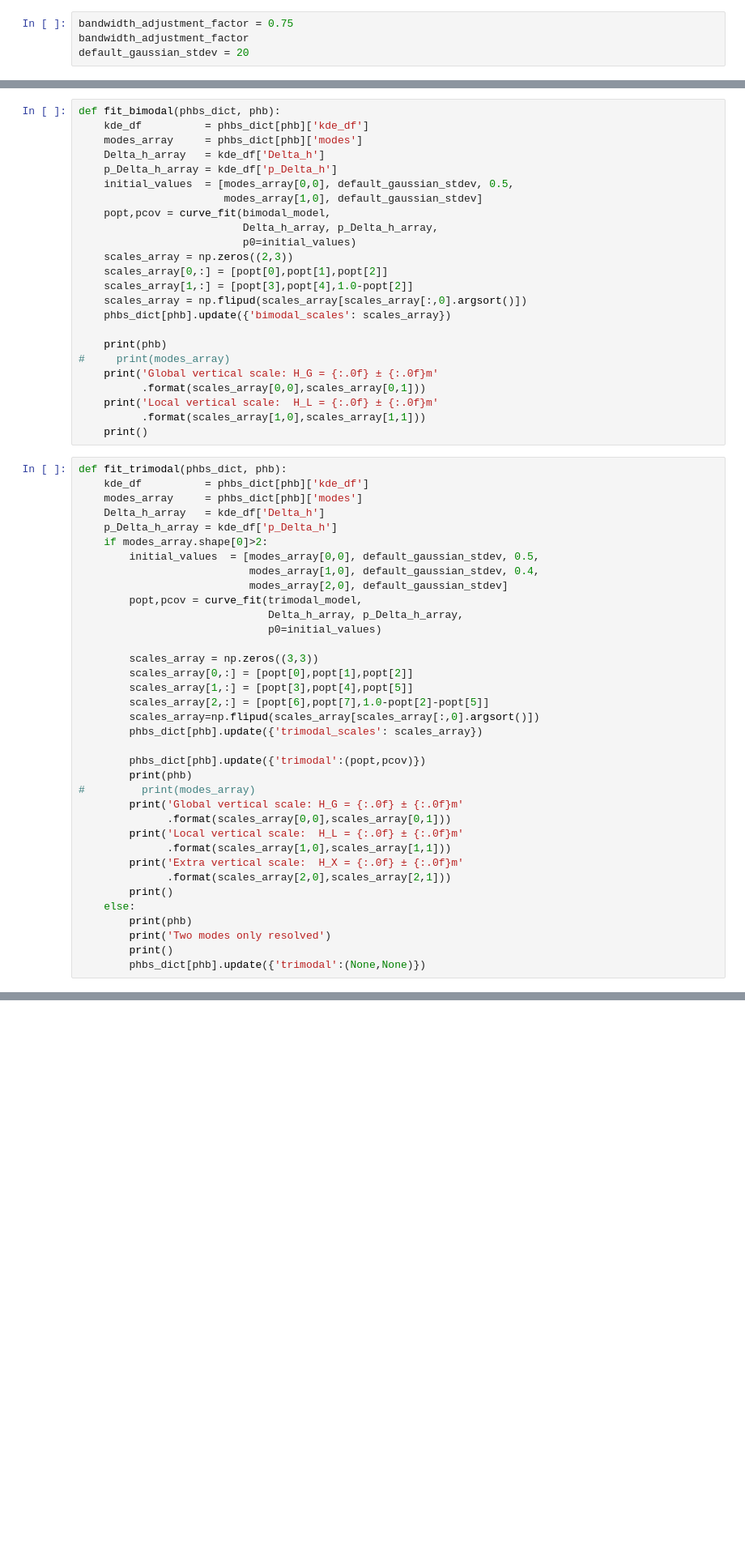
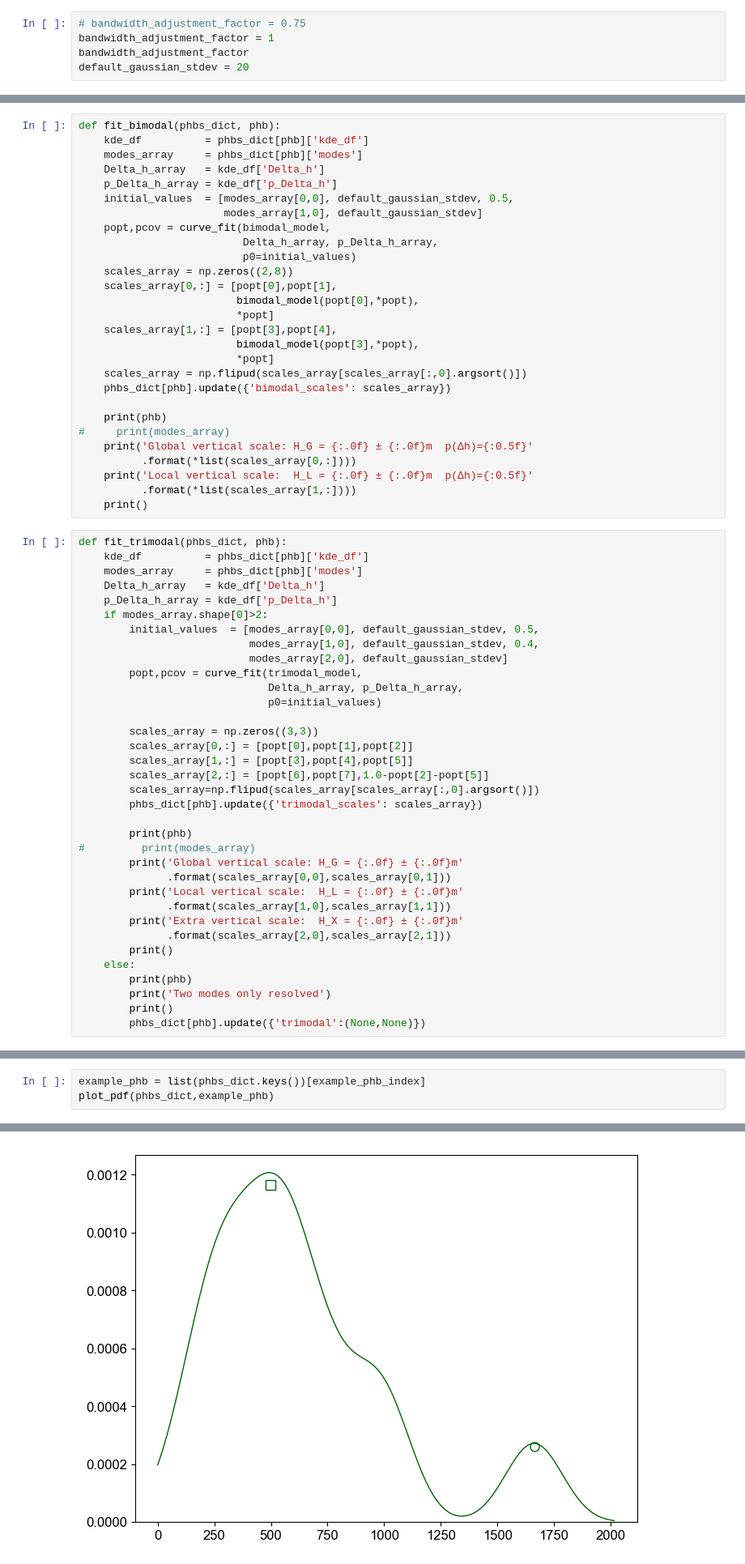
Before and after one commit to mcunningham917/PHscales, a Jupyter notebook: Analysis/Scales.ipynb, the cells around one changed output, grey strips where cells are left out. Shown: that part at 81% size. Drawn from its saved outputs; the diff is of its cells as text; blank space fills up the shorter version.

```diff
--- a/Analysis/Scales.ipynb
+++ b/Analysis/Scales.ipynb
@@ -46,7 +46,8 @@ phbs_groups = [
 ]
 example_phb_index = 0
 # %%
-bandwidth_adjustment_factor = 0.75
+# bandwidth_adjustment_factor = 0.75
+bandwidth_adjustment_factor = 1
 bandwidth_adjustment_factor
 default_gaussian_stdev = 20
 # %% [output]
@@ -155,18 +156,22 @@ def fit_bimodal(phbs_dict, phb):
     popt,pcov = curve_fit(bimodal_model,
                           Delta_h_array, p_Delta_h_array,
                           p0=initial_values)
-    scales_array = np.zeros((2,3))
-    scales_array[0,:] = [popt[0],popt[1],popt[2]]
-    scales_array[1,:] = [popt[3],popt[4],1.0-popt[2]]
+    scales_array = np.zeros((2,8))
+    scales_array[0,:] = [popt[0],popt[1],
+                         bimodal_model(popt[0],*popt),
+                         *popt]
+    scales_array[1,:] = [popt[3],popt[4],
+                         bimodal_model(popt[3],*popt),
+                         *popt]
     scales_array = np.flipud(scales_array[scales_array[:,0].argsort()])
     phbs_dict[phb].update({'bimodal_scales': scales_array})
 
     print(phb)
 #     print(modes_array)
-    print('Global vertical scale: H_G = {:.0f} ± {:.0f}m'
-          .format(scales_array[0,0],scales_array[0,1]))
-    print('Local vertical scale:  H_L = {:.0f} ± {:.0f}m'
-          .format(scales_array[1,0],scales_array[1,1]))
+    print('Global vertical scale: H_G = {:.0f} ± {:.0f}m  p(∆h)={:0.5f}'
+          .format(*list(scales_array[0,:])))
+    print('Local vertical scale:  H_L = {:.0f} ± {:.0f}m  p(∆h)={:0.5f}'
+          .format(*list(scales_array[1,:])))
     print()
 # %%
 def fit_trimodal(phbs_dict, phb):
@@ -189,7 +194,6 @@ def fit_trimodal(phbs_dict, phb):
         scales_array=np.flipud(scales_array[scales_array[:,0].argsort()])
         phbs_dict[phb].update({'trimodal_scales': scales_array})
 
-        phbs_dict[phb].update({'trimodal':(popt,pcov)})
         print(phb)
 #         print(modes_array)
         print('Global vertical scale: H_G = {:.0f} ± {:.0f}m'
@@ -479,3 +450,7 @@ SantaMarta_Supercatchment19_allOutletModePairs
 Two modes only resolved
 # %% [markdown]
 ## Plotting
+# %%
+example_phb = list(phbs_dict.keys())[example_phb_index]
+plot_pdf(phbs_dict,example_phb)
+# %% [output]
@@ -482,2 +461,3 @@ Two modes only resolved
+[figure, added]
 # %% [markdown]
 ## Export
```
Also changed, not shown: parts of 11 cells of this notebook, 1 other file.
